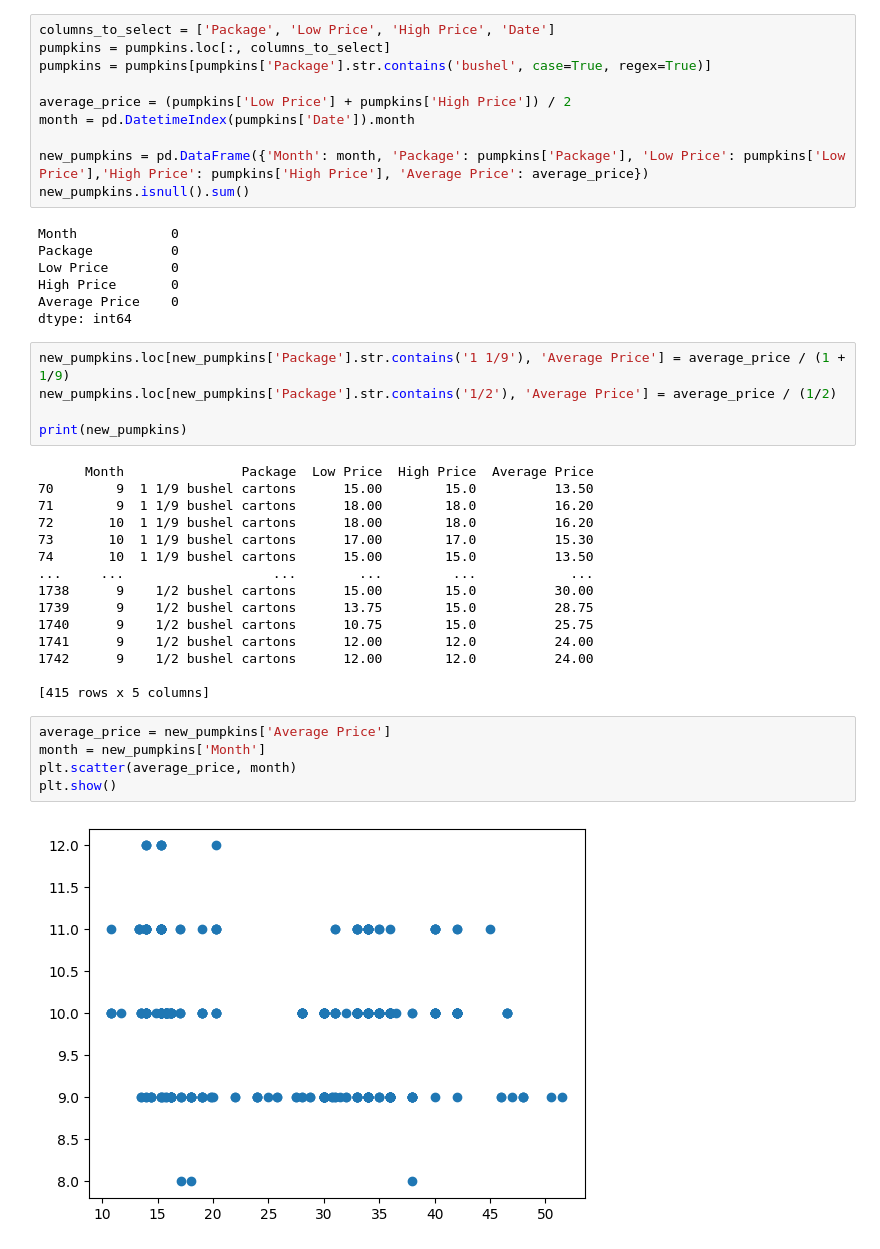
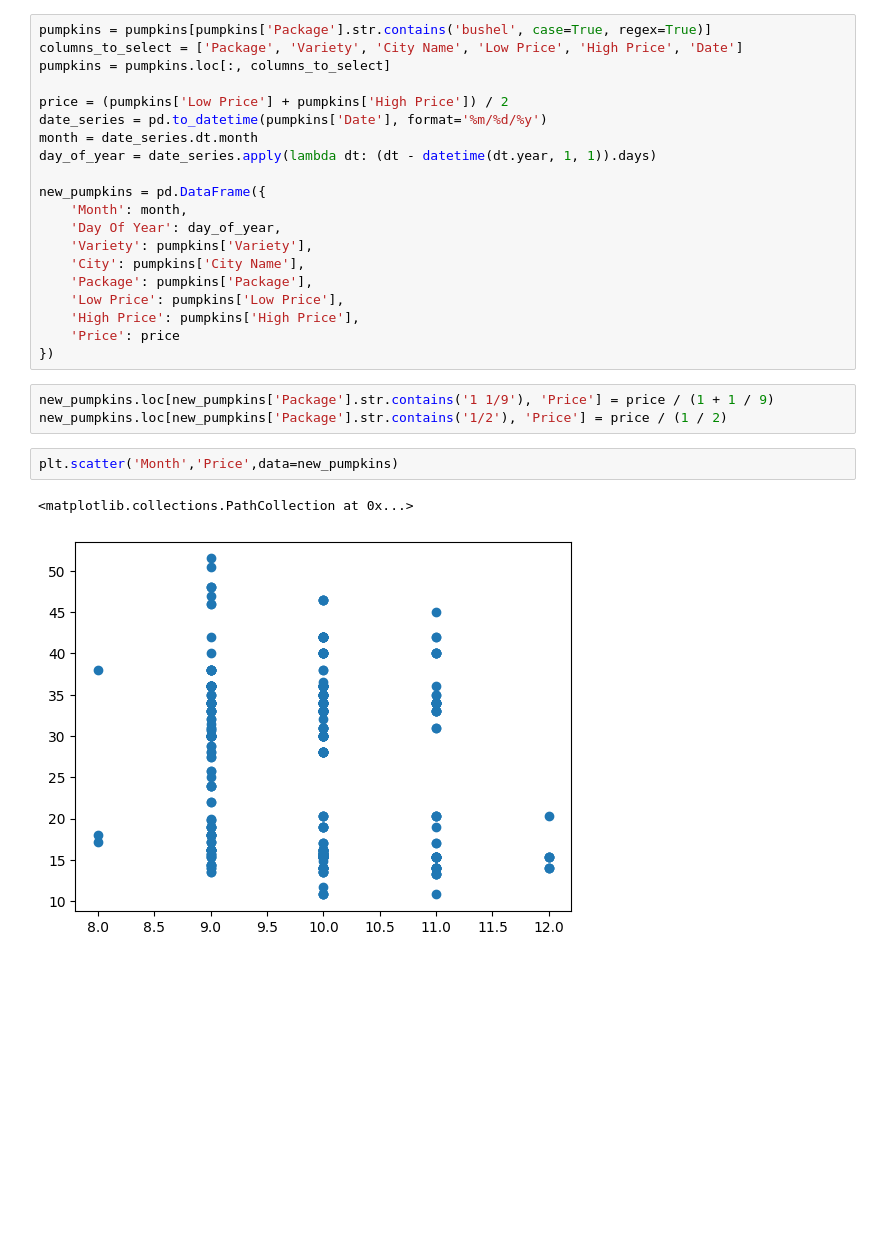
Before and after one commit to duchnv-vn/regression-ml, a Jupyter notebook: pumpkins-ml-model/linear-regression.ipynb, the cells around one changed output. Drawn from its saved outputs; the diff is of its cells as text; blank space fills up the shorter version.

Commit message:
feat: implement pumpkin linear regression ml model

```diff
--- a/pumpkins-ml-model/linear-regression.ipynb
+++ b/pumpkins-ml-model/linear-regression.ipynb
@@ -26,44 +18,28 @@ dtype: int64
 # %%
-columns_to_select = ['Package', 'Low Price', 'High Price', 'Date']
+pumpkins = pumpkins[pumpkins['Package'].str.contains('bushel', case=True, regex=True)]
+columns_to_select = ['Package', 'Variety', 'City Name', 'Low Price', 'High Price', 'Date']
 pumpkins = pumpkins.loc[:, columns_to_select]
-pumpkins = pumpkins[pumpkins['Package'].str.contains('bushel', case=True, regex=True)]
 
-average_price = (pumpkins['Low Price'] + pumpkins['High Price']) / 2
-month = pd.DatetimeIndex(pumpkins['Date']).month
+price = (pumpkins['Low Price'] + pumpkins['High Price']) / 2
+date_series = pd.to_datetime(pumpkins['Date'], format='%m/%d/%y')
+month = date_series.dt.month
+day_of_year = date_series.apply(lambda dt: (dt - datetime(dt.year, 1, 1)).days)
 
-new_pumpkins = pd.DataFrame({'Month': month, 'Package': pumpkins['Package'], 'Low Price': pumpkins['Low Price'],'High Price': pumpkins['High Price'], 'Average Price': average_price})
-new_pumpkins.isnull().sum()
+new_pumpkins = pd.DataFrame({
+    'Month': month,
+    'Day Of Year': day_of_year,
+    'Variety': pumpkins['Variety'],
+    'City': pumpkins['City Name'],
+    'Package': pumpkins['Package'],
+    'Low Price': pumpkins['Low Price'],
+    'High Price': pumpkins['High Price'],
+    'Price': price
+})
-# %% [output]
-Month            0
-Package          0
-Low Price        0
-High Price       0
-Average Price    0
-dtype: int64
 # %%
-new_pumpkins.loc[new_pumpkins['Package'].str.contains('1 1/9'), 'Average Price'] = average_price / (1 + 1/9)
-new_pumpkins.loc[new_pumpkins['Package'].str.contains('1/2'), 'Average Price'] = average_price / (1/2)
-
-print(new_pumpkins)
+new_pumpkins.loc[new_pumpkins['Package'].str.contains('1 1/9'), 'Price'] = price / (1 + 1 / 9)
+new_pumpkins.loc[new_pumpkins['Package'].str.contains('1/2'), 'Price'] = price / (1 / 2)
-# %% [output]
-      Month               Package  Low Price  High Price  Average Price
-70        9  1 1/9 bushel cartons      15.00        15.0          13.50
-71        9  1 1/9 bushel cartons      18.00        18.0          16.20
-72       10  1 1/9 bushel cartons      18.00        18.0          16.20
-73       10  1 1/9 bushel cartons      17.00        17.0          15.30
-74       10  1 1/9 bushel cartons      15.00        15.0          13.50
-...     ...                   ...        ...         ...            ...
-1738      9    1/2 bushel cartons      15.00        15.0          30.00
-1739      9    1/2 bushel cartons      13.75        15.0          28.75
-1740      9    1/2 bushel cartons      10.75        15.0          25.75
-1741      9    1/2 bushel cartons      12.00        12.0          24.00
-1742      9    1/2 bushel cartons      12.00        12.0          24.00
-
-[415 rows x 5 columns]
 # %%
-average_price = new_pumpkins['Average Price']
-month = new_pumpkins['Month']
-plt.scatter(average_price, month)
-plt.show()
+plt.scatter('Month','Price',data=new_pumpkins)
 # %% [output]
+<matplotlib.collections.PathCollection at 0x...>
-[figure, old version]
+[figure, new version]
```
Also changed, not shown: parts of 16 cells of this notebook.
